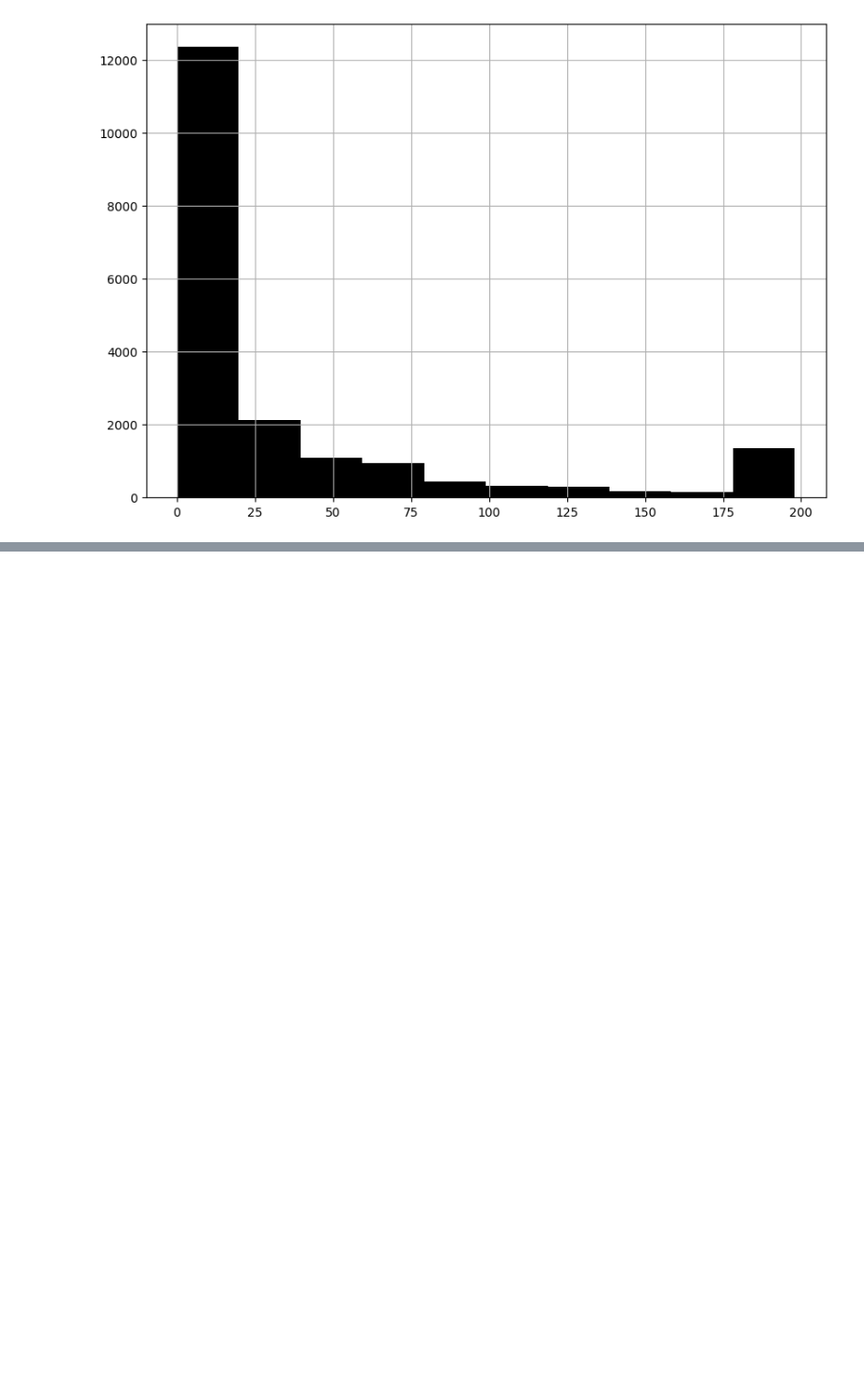
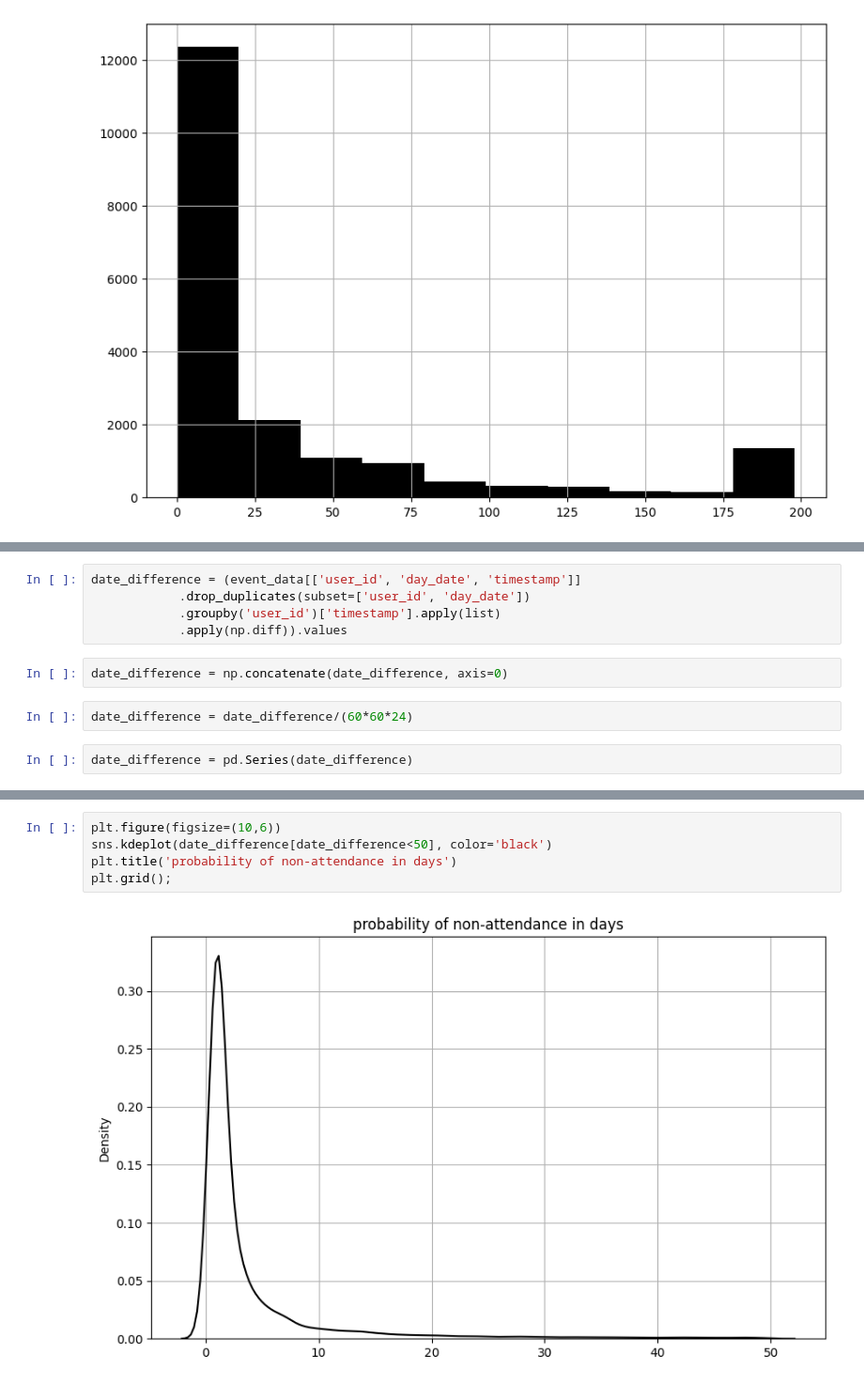
Before and after one commit to churkenberg/stepik_ml_contest, a Jupyter notebook: preprocessing_eda.ipynb, the cells around one changed output, grey strips where cells are left out. Shown at 94% size. Saved outputs shown, nothing was run; the diff lists cells and outputs as text; blank space fills up the shorter version.

```diff
--- a/name.ipynb
+++ b/preprocessing_eda.ipynb
@@ -148,0 +193,11 @@ event_data.pivot_table(index='user_id', columns='action', values='step_id', aggf
+# %%
+date_difference = (event_data[['user_id', 'day_date', 'timestamp']]
+            .drop_duplicates(subset=['user_id', 'day_date'])
+            .groupby('user_id')['timestamp'].apply(list)
+            .apply(np.diff)).values
+# %%
+date_difference = np.concatenate(date_difference, axis=0)
+# %%
+date_difference = date_difference/(60*60*24)
+# %%
+date_difference = pd.Series(date_difference)
@@ -148,0 +213,7 @@ event_data.pivot_table(index='user_id', columns='action', values='step_id', aggf
+# %%
+plt.figure(figsize=(10,6))
+sns.kdeplot(date_difference[date_difference<50], color='black')
+plt.title('probability of non-attendance in days')
+plt.grid();
+# %% [output]
+[figure, added]
```
Also changed, not shown: parts of 17 cells of this notebook.
